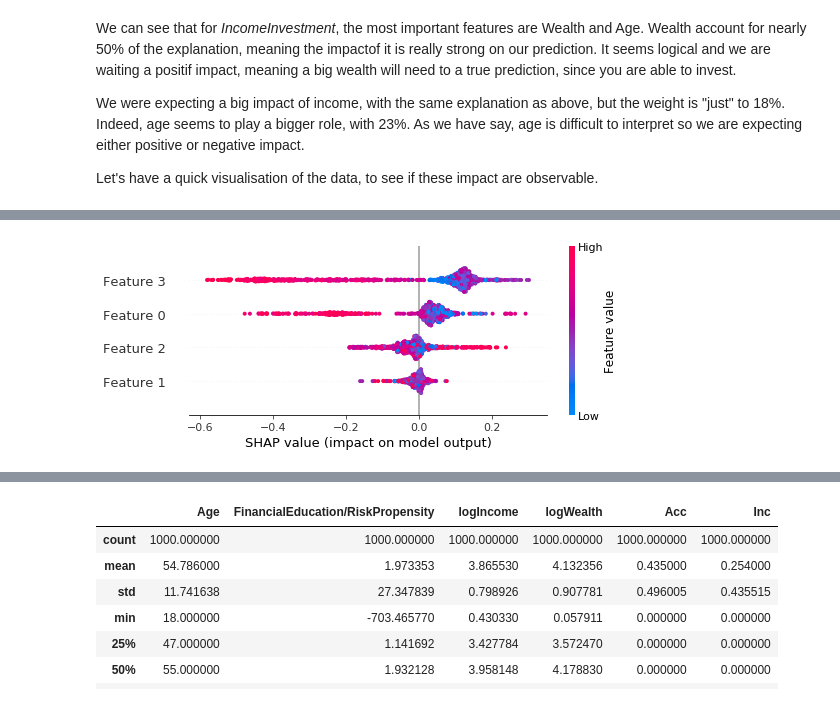
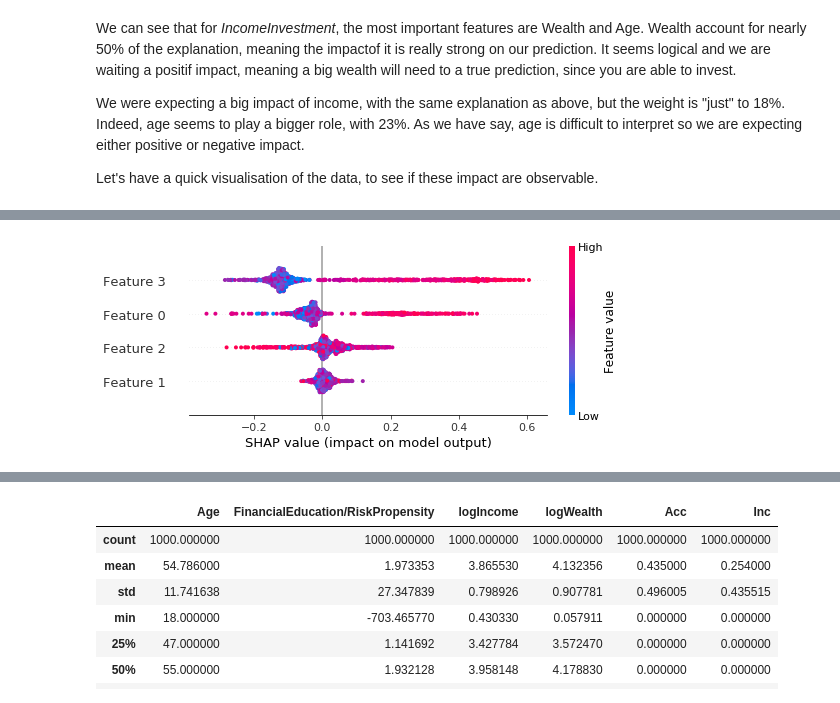
Before and after one commit to Emmalito/ML_BC2, a Jupyter notebook: src/4_Interpretability.ipynb, the cells around one changed output, grey strips where cells are left out. Cells and saved outputs as stored; diff of their text form; code cells hidden in the pictures.

Commit message:
Global Interpretability

```diff
--- a/src/4_Interpretability.ipynb
+++ b/src/4_Interpretability.ipynb
@@ -58,6 +59,6 @@ data[["logIncome", "logWealth"]] = dataset[["logIncome", "logWealth"]]
 # %%
-predictAcc = (predictionEnsemble(modAccumulation, X) > 0.28).astype(int)
-predictInc = modIncome.predict(X)
+predictAcc = (predictionEnsemble(modAccumulation, X_test) > 0.28).astype(int)
+predictInc = modIncome.predict(X_test)
 # %% [markdown]
 ### Global Interpretability
 
@@ -74,0 +74,6 @@ testdf.head()
+# %%
+# We use the first principle of interpretability: Train a simple model on the predict of a complex model
+forest = RF()
+forest.fit(X_test, predictAcc)
+testdf = eli5.explain_weights_df(forest,feature_names=columns) # Explain weights and export them to pandas.DataFrame
+testdf.head()
@@ -110,7 +115,7 @@ for feat in range(4):
 # %%
 # Random Forest Shape values
 explainerRF = shap.TreeExplainer(modIncome, feature_names=columns)
 shapValuesRF = explainerRF.shap_values(X_test)
-shap.summary_plot(shapValuesRF[0], X_test, class_names=columns)
+shap.summary_plot(shapValuesRF[1], X_test, class_names=columns)
 # %% [output]
-[figure, old version]
+[figure, new version]
```
Also changed, not shown: parts of 24 cells of this notebook.
